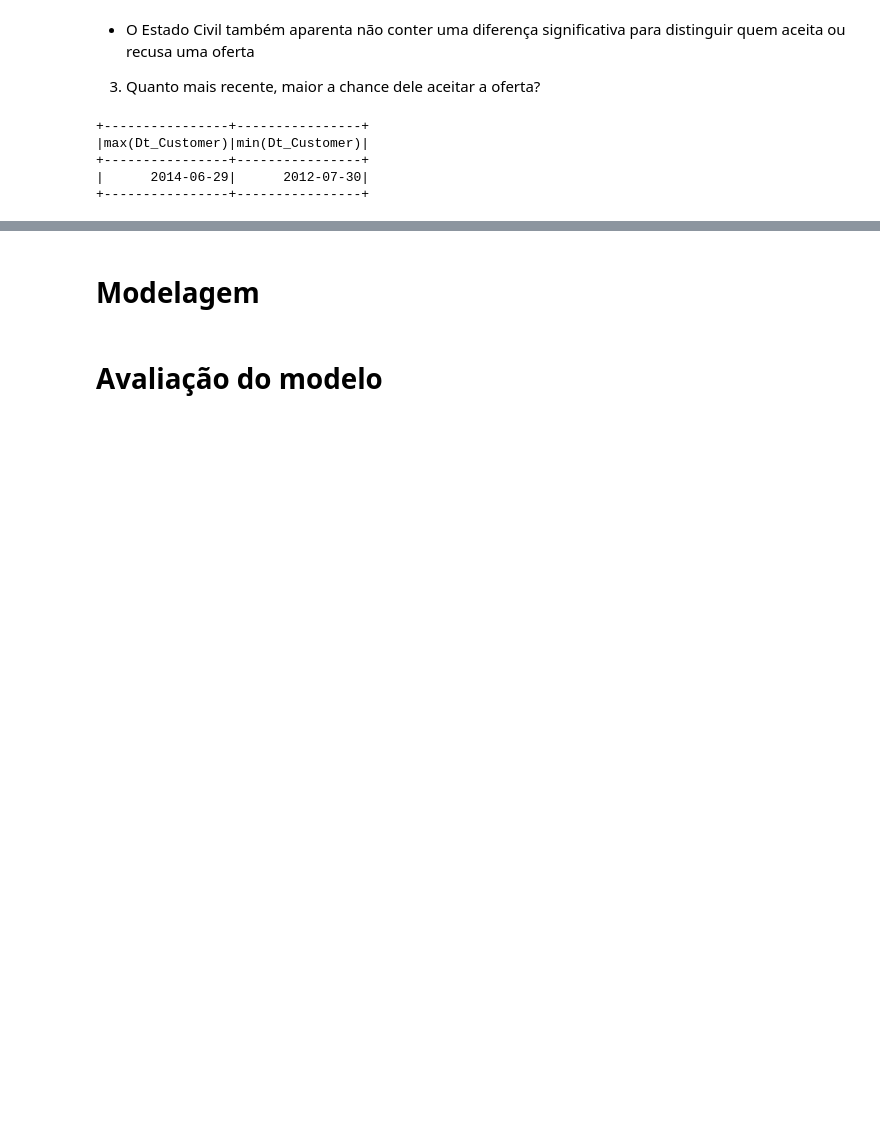
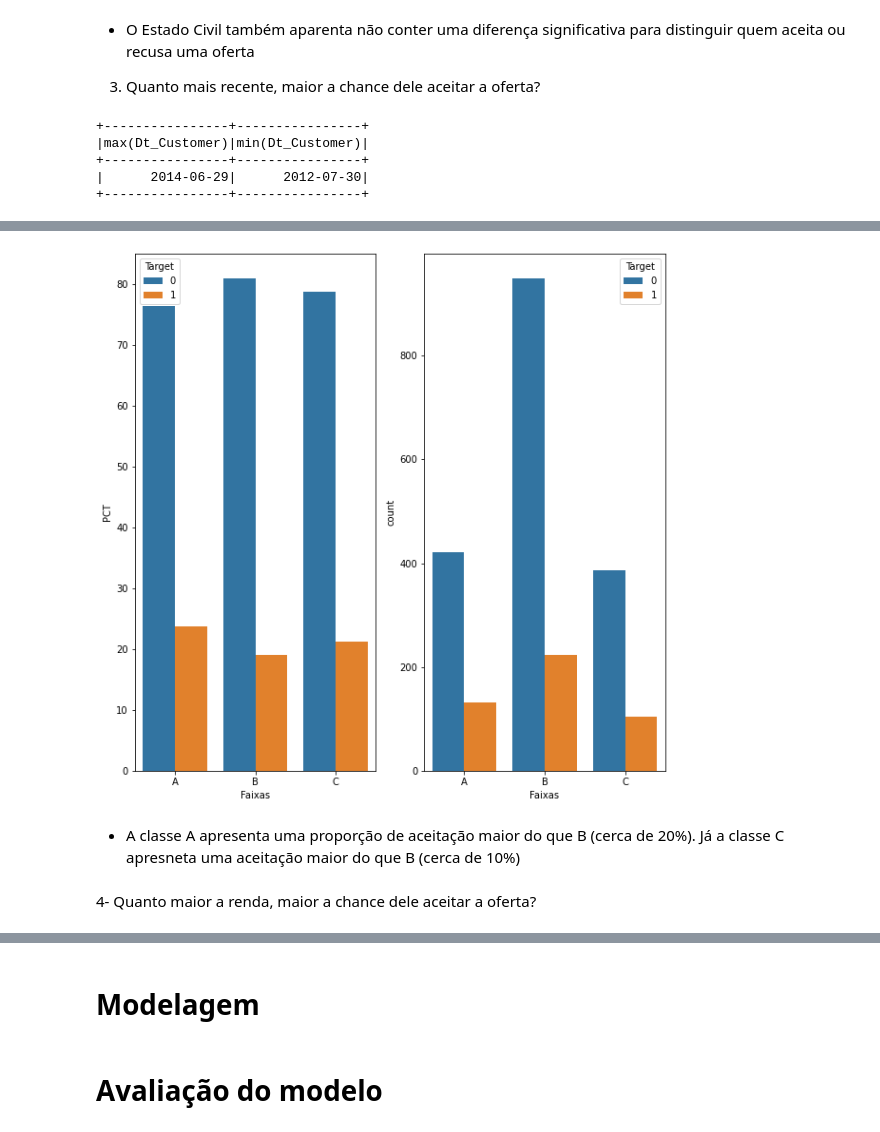
Before and after one commit to joaoflauzino/cafe_c_codigo_01, a Jupyter notebook: cafe_c_codigo_01.ipynb, the cells around one changed output, grey strips where cells are left out. Drawn from its saved outputs; the diff is of its cells as text; code cells hidden in the pictures; blank space fills up the shorter version.

```diff
--- a/cafe_c_codigo_01.ipynb
+++ b/cafe_c_codigo_01.ipynb
@@ -296,0 +287,36 @@ df_age_company = df.select('Target', 'Age_Company').toPandas()
+# %%
+intervalo = (3424-2663)/3
+# %%
+df = df.withColumn('Faixas', F.when(df.Age_Company <= 2663 + intervalo, "A") \
+                         .when( (df.Age_Company > 2663 + intervalo) & (df.Age_Company <= 2663 + (intervalo*2)), "B") \
+                         .otherwise("C")
+              )
+# %%
+soma_B = df.groupBy('Faixas', 'Target').count().groupBy('Faixas').agg({'count': 'sum'}).collect()[0][1]
+soma_C = df.groupBy('Faixas', 'Target').count().groupBy('Faixas').agg({'count': 'sum'}).collect()[1][1]
+soma_A = df.groupBy('Faixas', 'Target').count().groupBy('Faixas').agg({'count': 'sum'}).collect()[2][1]
+# %%
+df_faixas = df.groupBy('Faixas', 'Target').count() \
+                              .withColumn('SOMA_B', F.lit(soma_B)) \
+                              .withColumn('SOMA_C', F.lit(soma_C)) \
+                              .withColumn('SOMA_A', F.lit(soma_A)) \
+                              .withColumn('PCT',
+
+                                          F.when(df.Faixas == 'A', (F.col('count') / F.col('SOMA_A')) * 100 ) \
+                                           .when(df.Faixas == 'B', (F.col('count') / F.col('SOMA_B')) * 100 ) \
+                                           .when(df.Faixas == 'C', (F.col('count') / F.col('SOMA_C')) * 100 )
+
+                                          ).orderBy(F.col('Faixas').asc()).toPandas()
+# %%
+fig, axs = plt.subplots(ncols=2, figsize = (10,10))
+
+sns.barplot(data = df_faixas, x = 'Faixas', y = 'PCT', hue = 'Target', ax = axs[0])
+sns.barplot(data = df_faixas, x = 'Faixas', y = 'count', hue = 'Target', ax = axs[1])
+
+plt.show()
+# %% [output]
+[figure, added]
+# %% [markdown]
+- A classe A apresenta uma proporção de aceitação maior do que B (cerca de 20%). Já a classe C apresneta uma aceitação maior do que B (cerca de 10%)
+# %% [markdown]
+4- Quanto maior a renda, maior a chance dele aceitar a oferta?
```
Also changed, not shown: parts of 20 cells of this notebook.
